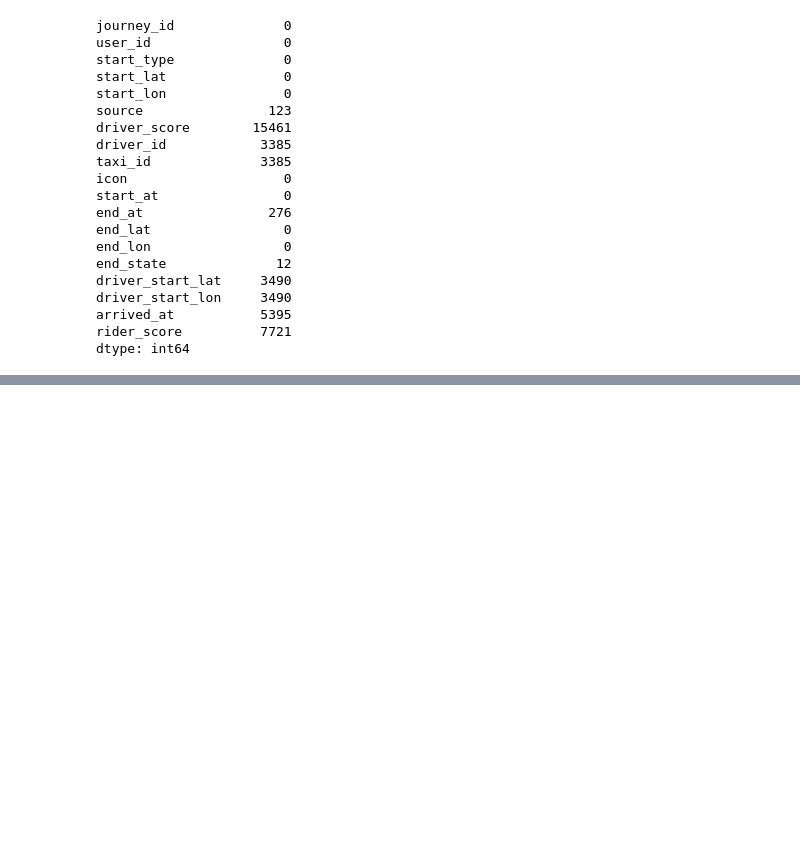
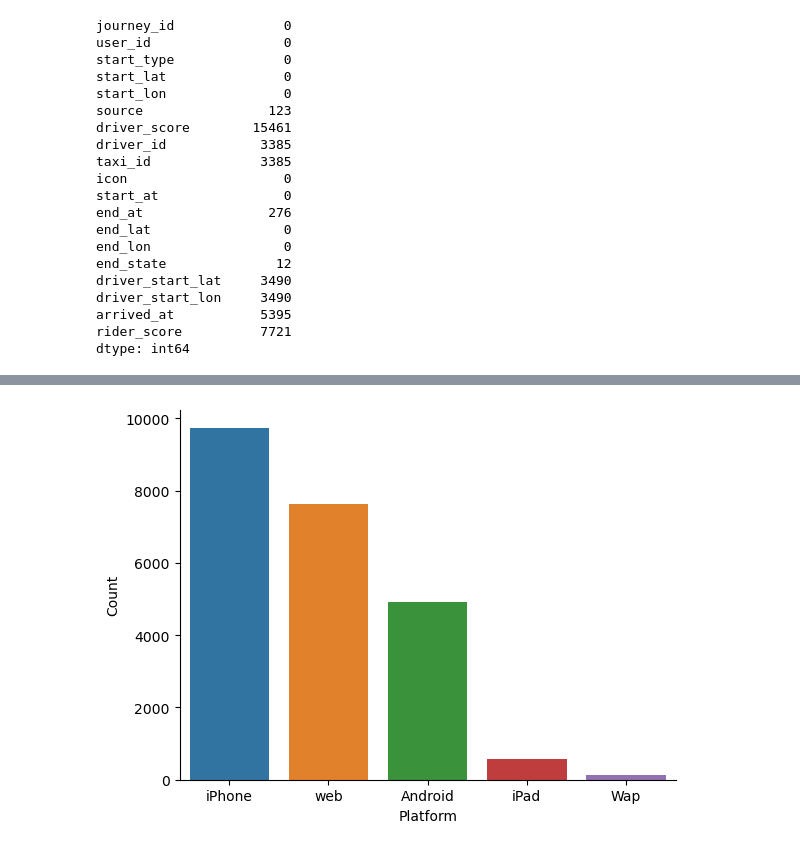
Before and after one commit to samiralikperov/python-portfolio, a Jupyter notebook: Projects/Taxi _Ride_Data_Analysis_from_Peru.ipynb, the cells around one changed output, grey strips where cells are left out. Cells and saved outputs as stored; diff of their text form; code cells hidden in the pictures; blank space fills up the shorter version.

Commit message:
added all steps of project by Taxi Ride

```diff
--- a/Projects/Taxi _Ride_Data_Analysis_from_Peru.ipynb
+++ b/Projects/Taxi _Ride_Data_Analysis_from_Peru.ipynb
@@ -132,0 +227,5 @@ dtype: int64
+# %%
+taxi_count = taxi.source.value_counts()\
+                 .reset_index()\
+                 .rename(columns={'source': 'platform', 'count': 'numbers'})
+taxi_count
@@ -132,0 +239,7 @@ dtype: int64
+# %%
+sns.barplot(data=taxi_count, x= 'platform', y= 'numbers')
+plt.xlabel("Platform")
+plt.ylabel("Count")
+sns.despine()
+# %% [output]
+[figure, added]
```
Also changed, not shown: parts of 64 cells of this notebook.
